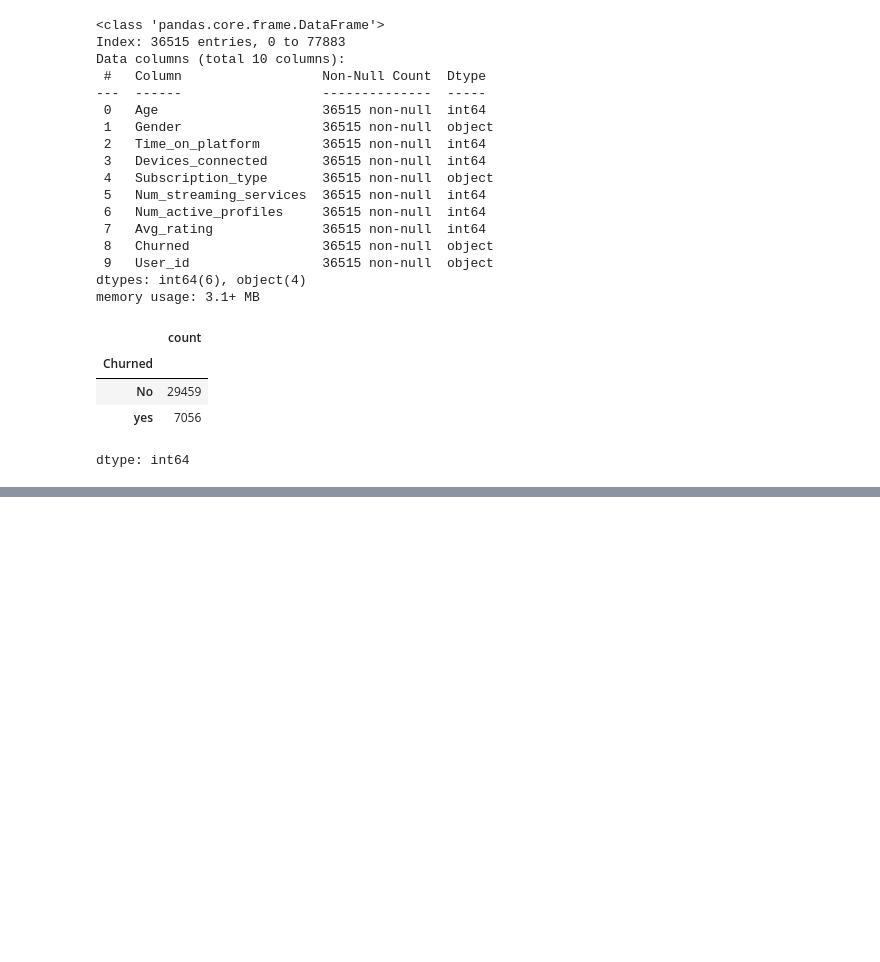
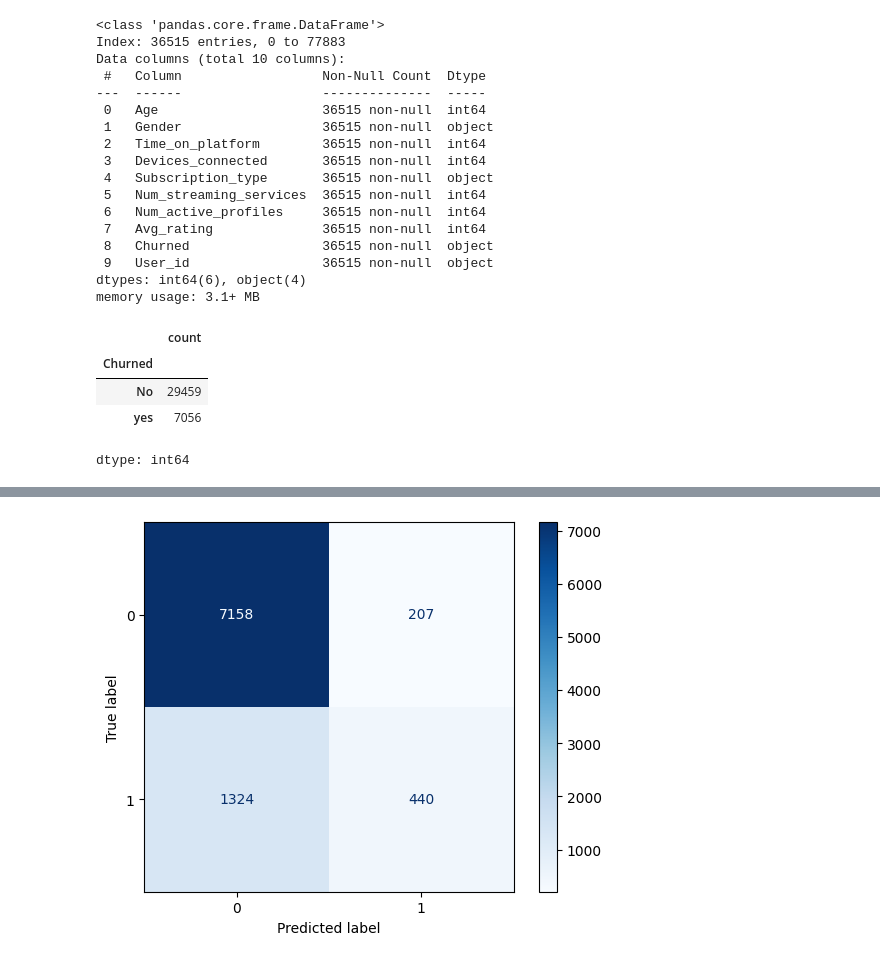
Before and after one commit to DajeanArcila/DajeanArcila, a Jupyter notebook: Churn_clasificação.ipynb, the cells around one changed output, grey strips where cells are left out. Saved outputs shown, nothing was run; the diff lists cells and outputs as text; code cells hidden in the pictures; blank space fills up the shorter version.

```diff
--- a/Churn_clasificação.ipynb
+++ b/Churn_clasificação.ipynb
@@ -270,0 +339,5 @@ plt.show()
+# %%
+
+rf =  RandomForestClassifier()
+
+rf.fit(X_train, y_train)
@@ -270,0 +367,10 @@ plt.show()
+# %%
+y_pred = rf.predict(X_test)  # Predict labels for the test set
+
+# Create the confusion matrix display
+disp = ConfusionMatrixDisplay.from_estimator(rf, X_test, y_test, cmap=plt.cm.Blues, values_format='d')
+
+# Display the plot
+plt.show()
+# %% [output]
+[figure, added]
```
Also changed, not shown: parts of 23 cells of this notebook.
